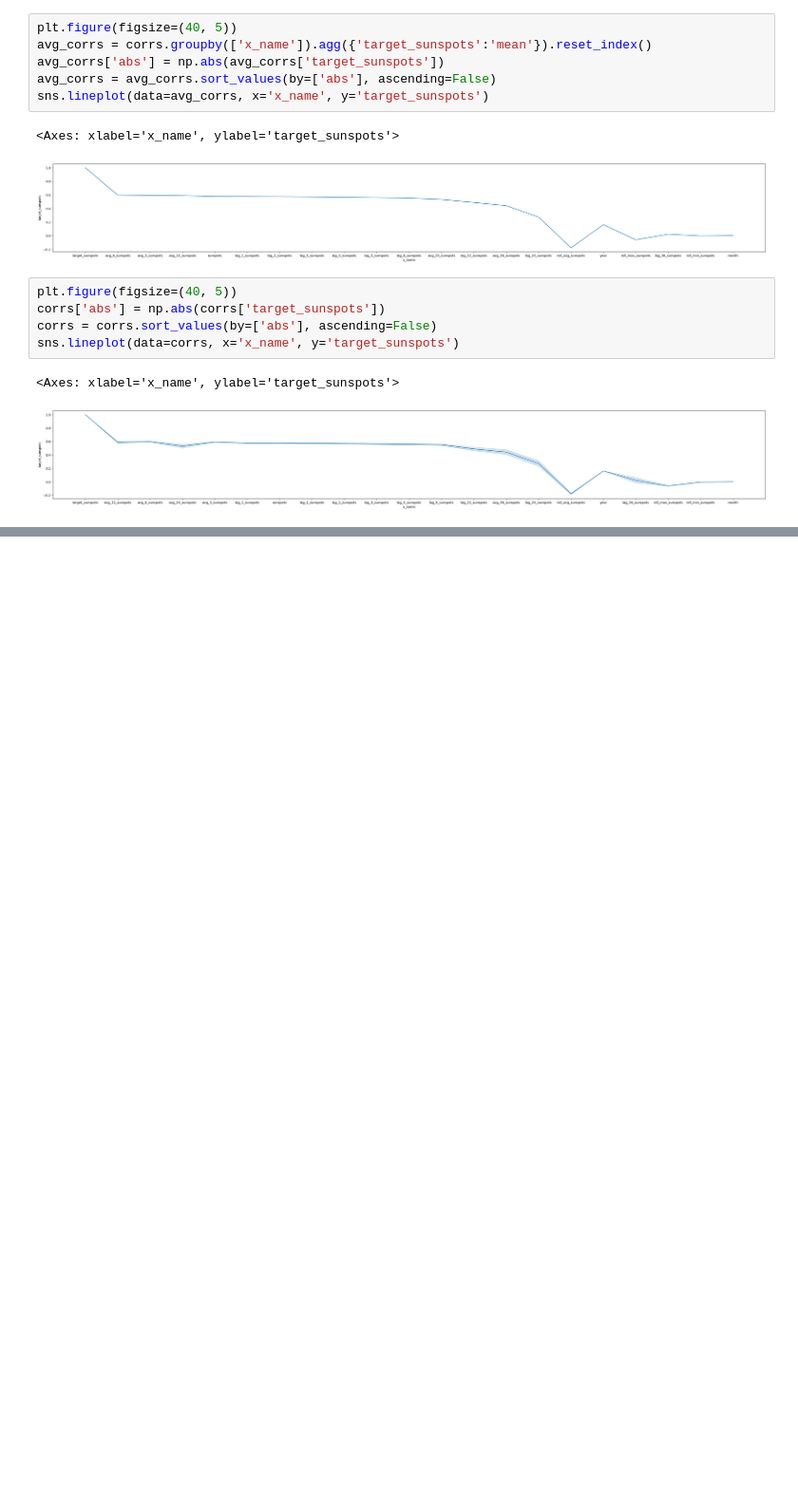
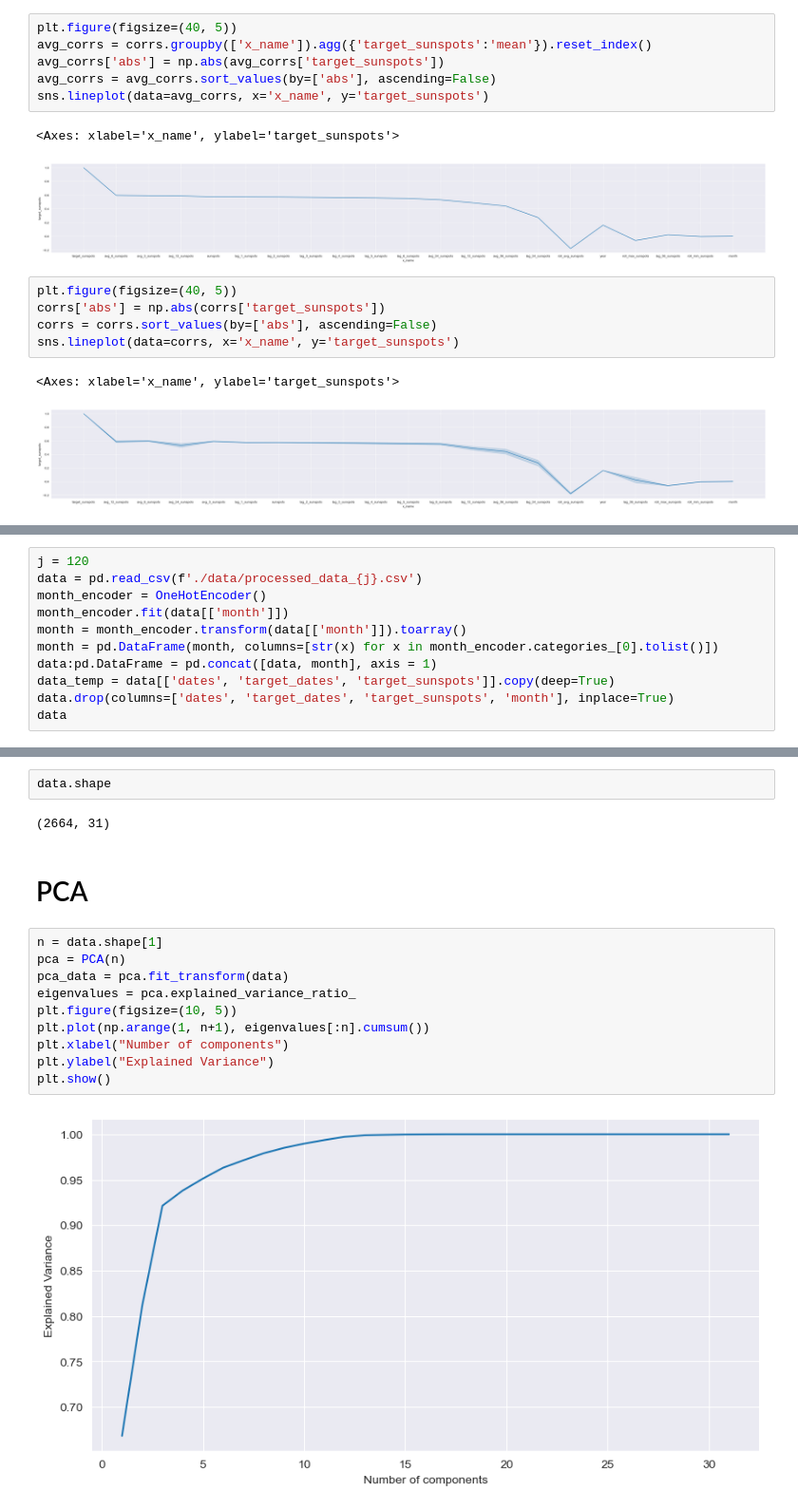
Before and after one commit to ambroselin0/python_learn, a Jupyter notebook: project/eda.ipynb, the cells around one changed output, grey strips where cells are left out. Shown at 95% size. Saved outputs shown, nothing was run; the diff lists cells and outputs as text; blank space fills up the shorter version.

```diff
--- a/project/eda.ipynb
+++ b/project/eda.ipynb
@@ -97,0 +102,11 @@ sns.lineplot(data=corrs, x='x_name', y='target_sunspots')
+# %%
+j = 120
+data = pd.read_csv(f'./data/processed_data_{j}.csv')
+month_encoder = OneHotEncoder()
+month_encoder.fit(data[['month']])
+month = month_encoder.transform(data[['month']]).toarray()
+month = pd.DataFrame(month, columns=[str(x) for x in month_encoder.categories_[0].tolist()])
+data:pd.DataFrame = pd.concat([data, month], axis = 1)
+data_temp = data[['dates', 'target_dates', 'target_sunspots']].copy(deep=True)
+data.drop(columns=['dates', 'target_dates', 'target_sunspots', 'month'], inplace=True)
+data
@@ -97,0 +127,18 @@ sns.lineplot(data=corrs, x='x_name', y='target_sunspots')
+# %%
+data.shape
+# %% [output]
+(2664, 31)
+# %% [markdown]
+# PCA
+# %%
+n = data.shape[1]
+pca = PCA(n)
+pca_data = pca.fit_transform(data)
+eigenvalues = pca.explained_variance_ratio_
+plt.figure(figsize=(10, 5))
+plt.plot(np.arange(1, n+1), eigenvalues[:n].cumsum())
+plt.xlabel("Number of components")
+plt.ylabel("Explained Variance")
+plt.show()
+# %% [output]
+[figure, added]
```
Also changed, not shown: parts of 9 cells of this notebook, 1 other file.
